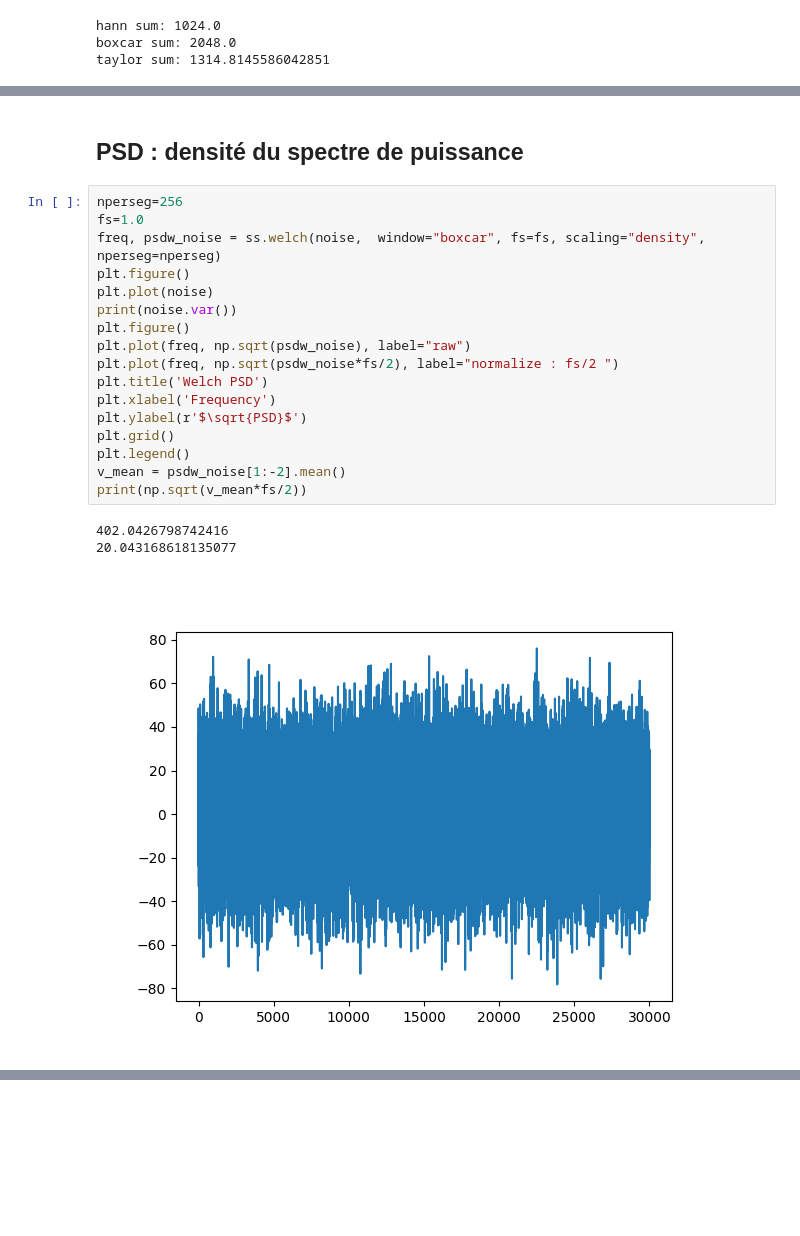
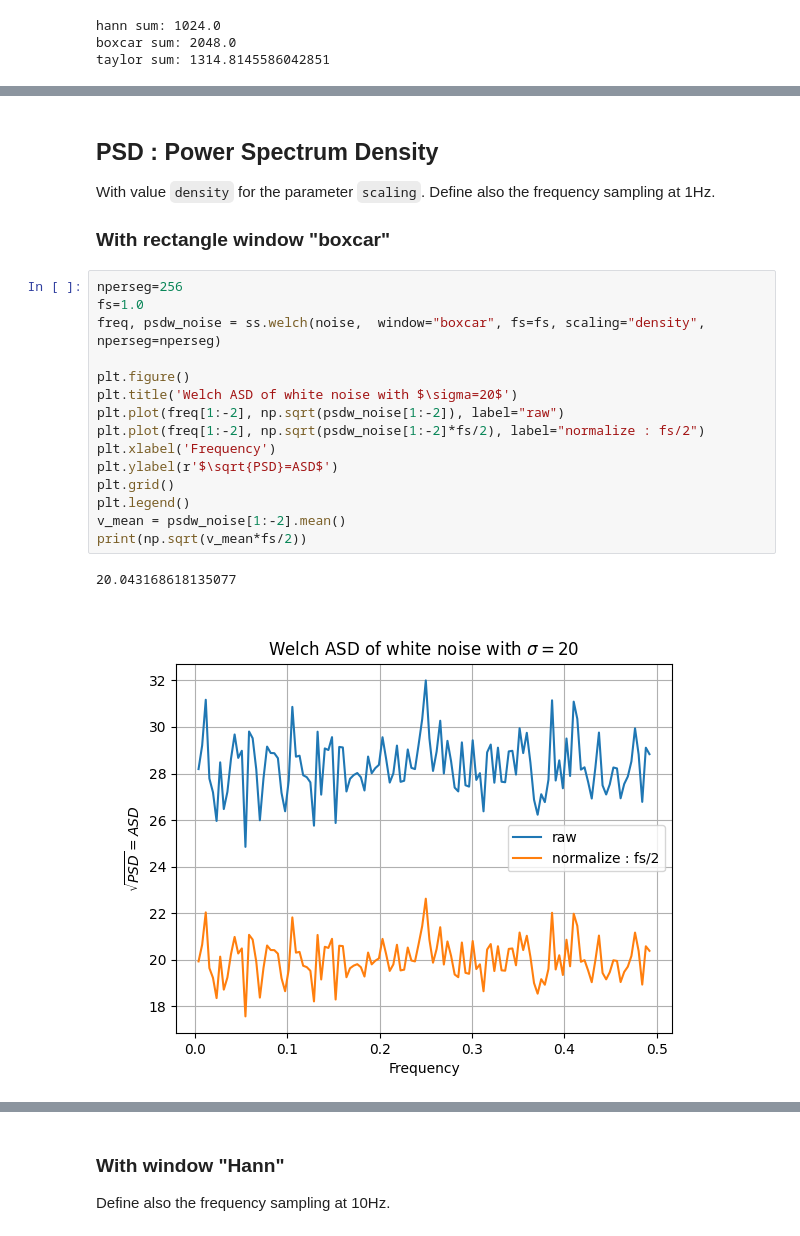
Before and after one commit to luckyjim/mogwai, a Jupyter notebook: doc/spectrum_with_Welch_method.ipynb, the cells around one changed output, grey strips where cells are left out. Drawn from its saved outputs; the diff is of its cells as text; blank space fills up the shorter version.

```diff
--- a/doc/spectrum_with_Welch_method.ipynb
+++ b/doc/spectrum_with_Welch_method.ipynb
@@ -81,23 +108,24 @@ taylor sum: 1314.8145586042851
 # %% [markdown]
-## PSD : densité du spectre de puissance
+## PSD : Power Spectrum Density
+
+With value `density` for the parameter `scaling`. Define also the frequency sampling at 1Hz.
+
+### With rectangle window "boxcar"
 # %%
 nperseg=256
 fs=1.0
 freq, psdw_noise = ss.welch(noise,  window="boxcar", fs=fs, scaling="density", nperseg=nperseg)
+
 plt.figure()
-plt.plot(noise)
-print(noise.var())
-plt.figure()
-plt.plot(freq, np.sqrt(psdw_noise), label="raw")
-plt.plot(freq, np.sqrt(psdw_noise*fs/2), label="normalize : fs/2 ")
-plt.title('Welch PSD')
+plt.title('Welch ASD of white noise with $\sigma=20$')
+plt.plot(freq[1:-2], np.sqrt(psdw_noise[1:-2]), label="raw")
+plt.plot(freq[1:-2], np.sqrt(psdw_noise[1:-2]*fs/2), label="normalize : fs/2")
 plt.xlabel('Frequency')
-plt.ylabel(r'$\sqrt{PSD}$')
+plt.ylabel(r'$\sqrt{PSD}=ASD$')
 plt.grid()
 plt.legend()
 v_mean = psdw_noise[1:-2].mean()
 print(np.sqrt(v_mean*fs/2))
 # %% [output]
-402.0426798742416
 20.043168618135077
-[figure, old version]
+[figure, new version]
@@ -105 +132,5 @@ print(np.sqrt(v_mean*fs/2))
+# %% [markdown]
+### With window "Hann"
+
+Define also the frequency sampling at 10Hz.
 # %%
```
Also changed, not shown: parts of 11 cells of this notebook, 2 other files.
